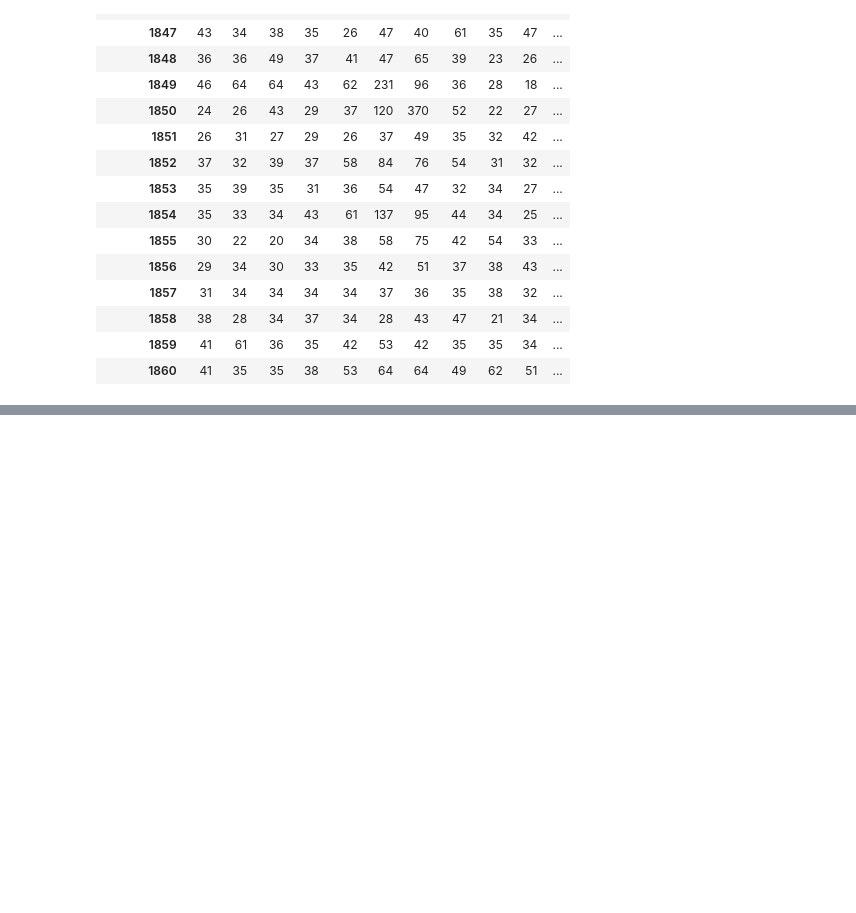
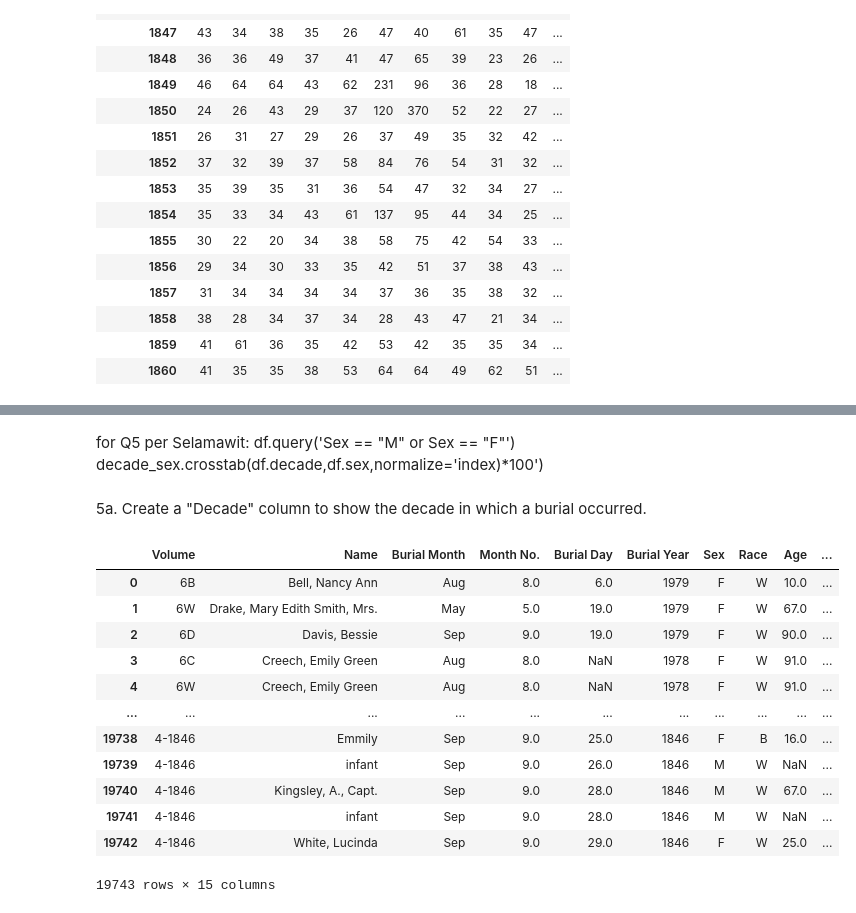
Before and after one commit to NSS-Data-Analytics-Cohort-10/advanced-pandas-t-white-21, a Jupyter notebook: notebook/nc_project.ipynb, the cells around one changed output, grey strips where cells are left out. Drawn from its saved outputs; the diff is of its cells as text; code cells hidden in the pictures; blank space fills up the shorter version.

```diff
--- a/notebook/nc_project.ipynb
+++ b/notebook/nc_project.ipynb
@@ -175,0 +181,24 @@ TypeError: crosstab() got an unexpected keyword argument 'cmap'
+# %% [markdown]
+for Q5 per Selamawit:
+    df.query('Sex == "M" or Sex == "F"')
+    decade_sex.crosstab(df.decade,df.sex,normalize='index)*100')
+# %% [markdown]
+   5a. Create a "Decade" column to show the decade in which a burial occurred.
+# %%
+ncp_df['Decade'] = ncp_df['Burial Year']-(ncp_df['Burial Year']%10)
+# %%
+ncp_df
+# %% [output]
+|  | Volume | Name | Burial Month | Month No. | Burial Day | Burial Year | Sex | Race | Age | ... |
+| 0 | 6B | Bell, Nancy Ann | Aug | 8.0 | 6.0 | 1979 | F | W | 10.0 | ... |
+| 1 | 6W | Drake, Mary Edith Smith, Mrs. | May | 5.0 | 19.0 | 1979 | F | W | 67.0 | ... |
+| 2 | 6D | Davis, Bessie | Sep | 9.0 | 19.0 | 1979 | F | W | 90.0 | ... |
+| 3 | 6C | Creech, Emily Green | Aug | 8.0 | NaN | 1978 | F | W | 91.0 | ... |
+| 4 | 6W | Creech, Emily Green | Aug | 8.0 | NaN | 1978 | F | W | 91.0 | ... |
+| ... | ... | ... | ... | ... | ... | ... | ... | ... | ... | ... |
+| 19738 | 4-1846 | Emmily | Sep | 9.0 | 25.0 | 1846 | F | B | 16.0 | ... |
+| 19739 | 4-1846 | infant | Sep | 9.0 | 26.0 | 1846 | M | W | NaN | ... |
+| 19740 | 4-1846 | Kingsley, A., Capt. | Sep | 9.0 | 28.0 | 1846 | M | W | 67.0 | ... |
+| 19741 | 4-1846 | infant | Sep | 9.0 | 28.0 | 1846 | M | W | NaN | ... |
+| 19742 | 4-1846 | White, Lucinda | Sep | 9.0 | 29.0 | 1846 | F | W | 25.0 | ... |
+19743 rows × 15 columns
```
Also changed, not shown: parts of 9 cells of this notebook.
